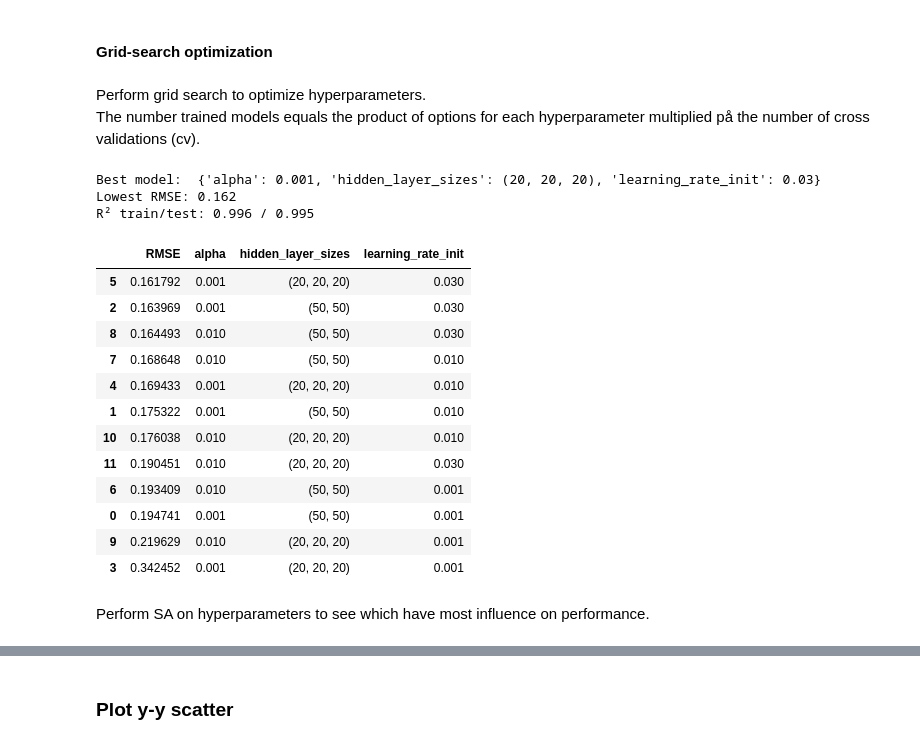
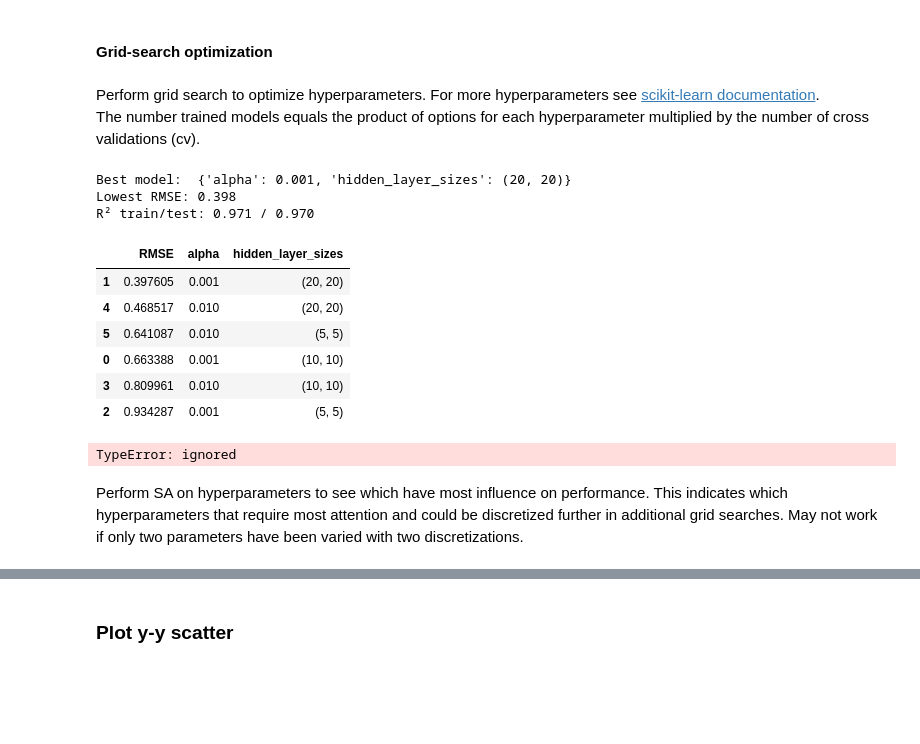
Before and after one commit to TorbenOestergaard/mc_sa_ml, a Jupyter notebook: BPS_to_ML_github.ipynb, the cells around one changed output, grey strips where cells are left out. Drawn from its saved outputs; the diff is of its cells as text; code cells hidden in the pictures; blank space fills up the shorter version.

```diff
--- a/BPS_to_ML_github.ipynb
+++ b/BPS_to_ML_github.ipynb
@@ -5,5 +29,5 @@
 # %%
-from google.colab import drive
-drive.mount('/content/drive')
+# from google.colab import drive
+# drive.mount('/content/drive')
 
-my_path = '/content/drive/MyDrive/Colab Notebooks/mc_sa_ml'
+# my_path = '/content/drive/MyDrive/Colab Notebooks/mc_sa_ml/'
@@ -14,4 +33,0 @@ Mounted at /content/drive
-# %%
-!git clone https://github.com/TorbenOestergaard/mc_sa_ml.git
-
-my_path = 'mc_sa_ml'
@@ -88,11 +105,11 @@ file_name_only = filename_monte_carlo[:-(len(file_extension)+1)]
 
 if file_extension == 'xlsx':
   # Excel file. If data in specific sheet, add argument: sheet_name='Sheet1'
-  XY_raw = pd.read_excel(my_path + "/" + filename_monte_carlo, header=0, engine="openpyxl", )
+  XY_raw = pd.read_excel(my_path + filename_monte_carlo, header=0, engine="openpyxl", )
 elif file_extension == 'csv' or file_extension == 'txt':
-  XY_raw = pd.read_csv(my_path + "/" + filename_monte_carlo, sep=None)
+  XY_raw = pd.read_csv(my_path +  filename_monte_carlo, sep=None)
 elif file_extension == 'tsv':
-  XY_raw = pd.read_csv(my_path + "/" + filename_monte_carlo, sep='\t')
+  XY_raw = pd.read_csv(my_path + filename_monte_carlo, sep='\t')
 print(f'N rows:     {XY_raw.shape[0]} \nN columns:  {XY_raw.shape[1]}')
 
 # Transform pcategorical features
@@ -144,5 +167,5 @@ For large datasets, start with a small J value (e.g. 50) for a single output and
 # %%
-J = 100              # Number random splits. Increase if values have not converged
+J = 30              # Number random splits. Increase if values have not converged
 add_dummy = True    # Specify if a 'dummy' variable should be added
 
 if dropdown.value == 'All':
@@ -338,13 +372,15 @@ else:
 # %% [markdown]
 #### Grid-search optimization
 # %% [markdown]
-Perform grid search to optimize hyperparameters.
-The number trained models equals the product of options for each hyperparameter multiplied på the number of cross validations (cv).
+Perform grid search to optimize hyperparameters. For more hyperparameters see [scikit-learn documentation](https://scikit-learn.org/stable/modules/generated/sklearn.neural_network.MLPRegressor.html).
+The number trained models equals the product of options for each hyperparameter multiplied by the number of cross validations (cv).
 # %%
+cross_validations = 2
+
 # Define hyperparameters to run grid search over
 param_grid = [
-              {'hidden_layer_sizes':[(50, 50), (20, 20, 20)],
-               'learning_rate_init':[0.001, 0.01, 0.03],
+              {'hidden_layer_sizes':[(10, 10), (20, 20), (5, 5)],
+              #  'learning_rate_init':[0.001, 0.01, 0.03],
                'alpha':[0.001, 0.01] # default 0.001
                }
               ]
@@ -354,54 +390,49 @@ model = MLPRegressor(#alpha=0.001, # default 0.0001,
                   early_stopping=True, max_iter=500, )
 
 # Set grid search options
-grid_search = GridSearchCV(model, param_grid, cv=3,
+grid_search = GridSearchCV(model, param_grid, cv=cross_validations,
                           scoring='neg_mean_squared_error',
                           return_train_score=True, verbose=1, n_jobs=-1)
 
 # Run grid search
 grid_search.fit(x_train_full_prepared, y_train_full.values)
 
 clear_output() # Clear output cell
 
 # See cross validation results (RMSE) from grid search
 cvres = grid_search.cv_results_ # Cross validation results from grid search
 params_count = len(cvres['params'][0].keys()) # Number of hyperparameters
 params_labels = list(cvres['params'][0].keys()) # Labels for hyperparameters
 cvres_df = pd.DataFrame(columns=['RMSE'] + list(cvres['params'][0].keys()))
 for i in range(len(cvres['mean_test_score'])):
   cvres_df = cvres_df.append({'RMSE': np.sqrt(-cvres['mean_test_score'][i]), **cvres['params'][i]}, ignore_index=True, )
 
 # Performance of best model
 model = grid_search.best_estimator_
 # (y_train_pred, y_train_full_pred, y_valid_pred, y_test_pred) = make_predictions(model);
 y_train_pred = model.predict(x_train_prepared)
 y_train_full_pred = model.predict(x_train_full_prepared)
 y_valid_pred = model.predict(x_valid_prepared)
 y_test_pred = model.predict(x_test_prepared)
 print(f'Best model:  {grid_search.best_params_} \nLowest RMSE: {cvres_df.RMSE.min():.3f}')
 print(f'R² train/test: {r2_score(y_train_full, y_train_full_pred):.3f} / {r2_score(y_test, y_test_pred):.3f}\n')
 
 display(cvres_df.sort_values(by='RMSE'))
 cvres_df = ordinal_decode_cat_hyperparameters(cvres_df)
 # %% [output]
-Best model:  {'alpha': 0.001, 'hidden_layer_sizes': (20, 20, 20), 'learning_rate_init': 0.03}
-Lowest RMSE: 0.162
-R² train/test: 0.996 / 0.995
+Best model:  {'alpha': 0.001, 'hidden_layer_sizes': (20, 20)}
+Lowest RMSE: 0.398
+R² train/test: 0.971 / 0.970
-|  | RMSE | alpha | hidden_layer_sizes | learning_rate_init |
-| 5 | 0.161792 | 0.001 | (20, 20, 20) | 0.030 |
-| 2 | 0.163969 | 0.001 | (50, 50) | 0.030 |
-| 8 | 0.164493 | 0.010 | (50, 50) | 0.030 |
-| 7 | 0.168648 | 0.010 | (50, 50) | 0.010 |
-| 4 | 0.169433 | 0.001 | (20, 20, 20) | 0.010 |
-| 1 | 0.175322 | 0.001 | (50, 50) | 0.010 |
-| 10 | 0.176038 | 0.010 | (20, 20, 20) | 0.010 |
-| 11 | 0.190451 | 0.010 | (20, 20, 20) | 0.030 |
-| 6 | 0.193409 | 0.010 | (50, 50) | 0.001 |
-| 0 | 0.194741 | 0.001 | (50, 50) | 0.001 |
-| 9 | 0.219629 | 0.010 | (20, 20, 20) | 0.001 |
-| 3 | 0.342452 | 0.001 | (20, 20, 20) | 0.001 |
+|  | RMSE | alpha | hidden_layer_sizes |
+| 1 | 0.397605 | 0.001 | (20, 20) |
+| 4 | 0.468517 | 0.010 | (20, 20) |
+| 5 | 0.641087 | 0.010 | (5, 5) |
+| 0 | 0.663388 | 0.001 | (10, 10) |
+| 3 | 0.809961 | 0.010 | (10, 10) |
+| 2 | 0.934287 | 0.001 | (5, 5) |
+TypeError: ignored
-# %% [markdown]
-Perform SA on hyperparameters to see which have most influence on performance.
+# %% [markdown]
+Perform SA on hyperparameters to see which have most influence on performance. This indicates which hyperparameters that require most attention and could be discretized further in additional grid searches. May not work if only two parameters have been varied with two discretizations.
 # %%
 sa.TOM(cvres_df.drop('RMSE', axis=1), cvres_df.RMSE, J=100, dummy=False)
 # %% [output]
```
Also changed, not shown: parts of 51 cells of this notebook, 1 other file.
